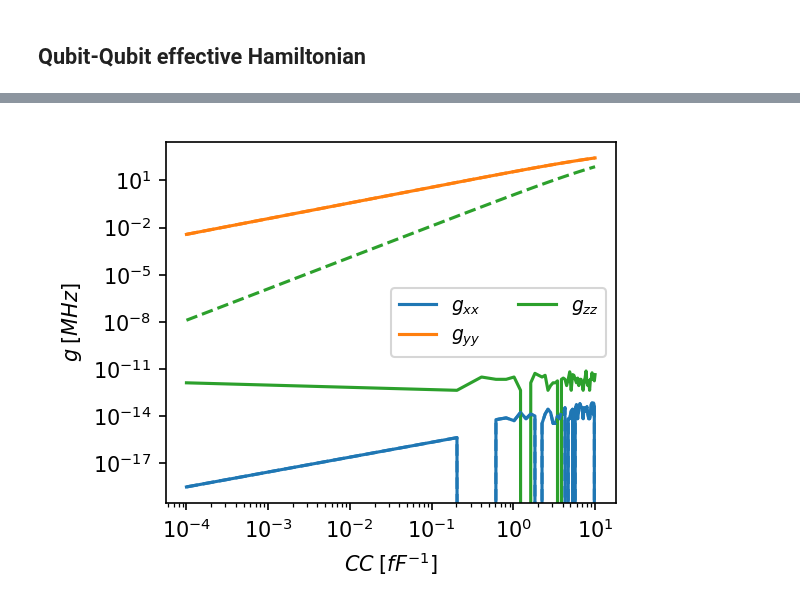
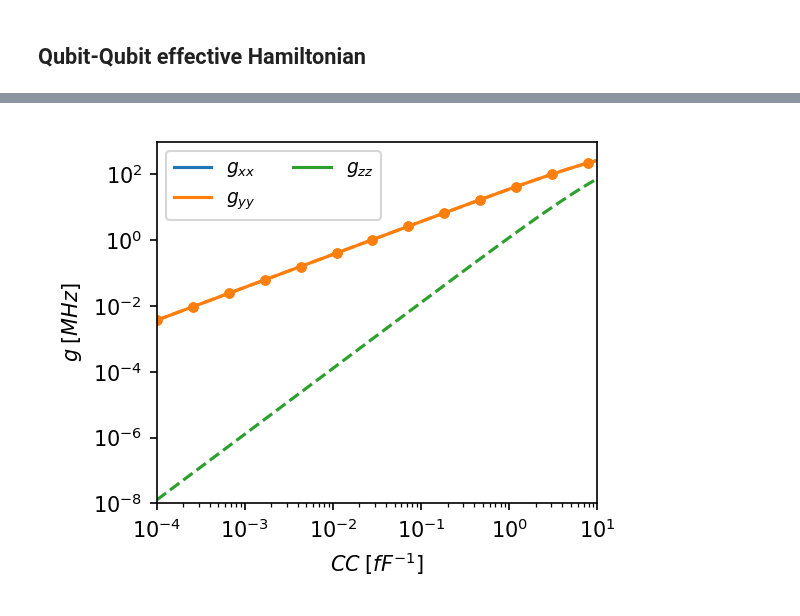
Before and after one commit to GabrielJauma/tunable-capacitive-coupling-flux-qubits, a Jupyter notebook: two_unit_cells_capacitively_coupled/unit_cell-C-unit_cell_effective_hamiltonian.ipynb, the cells around one changed output, grey strips where cells are left out. Drawn from its saved outputs; the diff is of its cells as text; code cells hidden in the pictures.

```diff
--- a/two_unit_cells_capacitively_coupled/unit_cell-C-unit_cell_effective_hamiltonian.ipynb
+++ b/two_unit_cells_capacitively_coupled/unit_cell-C-unit_cell_effective_hamiltonian.ipynb
@@ -56,7 +56,7 @@ n_eig = 6
 # %%
 n_eig  = 5
 n_plot = 20
-CC_values = np.linspace(1e-4,1e1)
+CC_values = np.geomspace(1e-4,1e1)
 
 N_elements = 2
 basis_states = [(0,0), (1,0), (0,1), (1,1)]
@@ -92,8 +92,7 @@ for i, CC in enumerate(CC_values):
 
     fluxonium = sq_ext.sq_fluxonium(C_F_eff=CF_tilde, L_F_eff=LF, Δ=Δ, EJ=EJ, nmax_f=nmax_f, φ_ext=φ_ext)
     resonator = sq_ext.sq_resonator(C_R_eff=CR_tilde, L_R_eff=LR, Δ=Δ, EJ=EJ, nmax_r=nmax_r)
-    fluxonium_prime = sq_ext.sq_fluxonium(C_F_eff=CF_prime_tilde, L_F_eff=LF_prime, Δ=Δ_prime, EJ=EJ_prime, nmax_f=nmax_f,
-                                          φ_ext=φ_ext_prime)
+    fluxonium_prime = sq_ext.sq_fluxonium(C_F_eff=CF_prime_tilde, L_F_eff=LF_prime, Δ=Δ_prime, EJ=EJ_prime, nmax_f=nmax_f, φ_ext=φ_ext_prime)
     resonator_prime = sq_ext.sq_resonator(C_R_eff=CR_prime_tilde, L_R_eff=LR_prime, Δ=Δ_prime, EJ=EJ_prime, nmax_r=nmax_r)
 
     circuits = [fluxonium, resonator, fluxonium_prime, resonator_prime]
@@ -134,6 +133,18 @@ for i, CC in enumerate(CC_values):
     Pauli_SWT.append(sq_ext.decomposition_in_pauli_4x4(H_eff_SWT, print_pretty=False))
 
 
+    fluxonium.diag(3);
+    fluxonium_prime.diag(3);
+    omega_f1 = fluxonium.efreqs[1]-fluxonium.efreqs[0]
+    omega_f2 = fluxonium_prime.efreqs[2]-fluxonium_prime.efreqs[1]
+
+    Q_f1 = fluxonium.charge_op(0, basis='eig')
+    Q_f2 = fluxonium_prime.charge_op(0, basis='eig')
+
+    g_yy_pert[i] = C_inv_qubit_C_qubit[0,2] * fF **-1  *  Q_f1[0,1]*Q_f2[0,1] / (2*np.pi*GHz)
+
+
+
 Pauli_p1 = np.array(Pauli_p1)
 Pauli_p2 = np.array(Pauli_p2)
 Pauli_SWT = np.array(Pauli_SWT)
@@ -159,6 +170,8 @@ for i, Pauli in enumerate([Pauli_p1, Pauli_p2, Pauli_SWT]):
     ax1.plot(CC_values, σxσx * 1e3, color = colors[0], linestyle=linestyles[i], label = r'$g_{xx}$')
     ax1.plot(CC_values, σyσy * 1e3, color = colors[1], linestyle=linestyles[i], label = r'$g_{yy}$')
     ax1.plot(CC_values, σzσz * 1e3, color = colors[2], linestyle=linestyles[i], label = r'$g_{zz}$')
+    ax1.plot(CC_values[::4], g_yy_pert[::4] * 1e3, '*', color = colors[1], marker='o', markersize='4')
+
 
     if set_label:
         set_label =False
@@ -166,8 +179,8 @@ for i, Pauli in enumerate([Pauli_p1, Pauli_p2, Pauli_SWT]):
 
 ax1.set_yscale('log')
 ax1.set_xscale('log')
-# ax1.set_ylim([1e-3,1e4])
-# ax1.set_xlim([1e-7,7e-3])
+ax1.set_ylim([1e-8,1e3])
+ax1.set_xlim([1e-4,1e1])
 ax1.set_ylabel('$g \; [MHz]$')
 ax1.set_xlabel('$CC\; [fF^{-1}]$')
 
@@ -199 +192 @@ WARNING:matplotlib.font_manager:findfont: Generic family 'serif' not found becau
-[figure, old version]
+[figure, new version]
```
Also changed, not shown: parts of 1 cell of this notebook, 1 other file.
